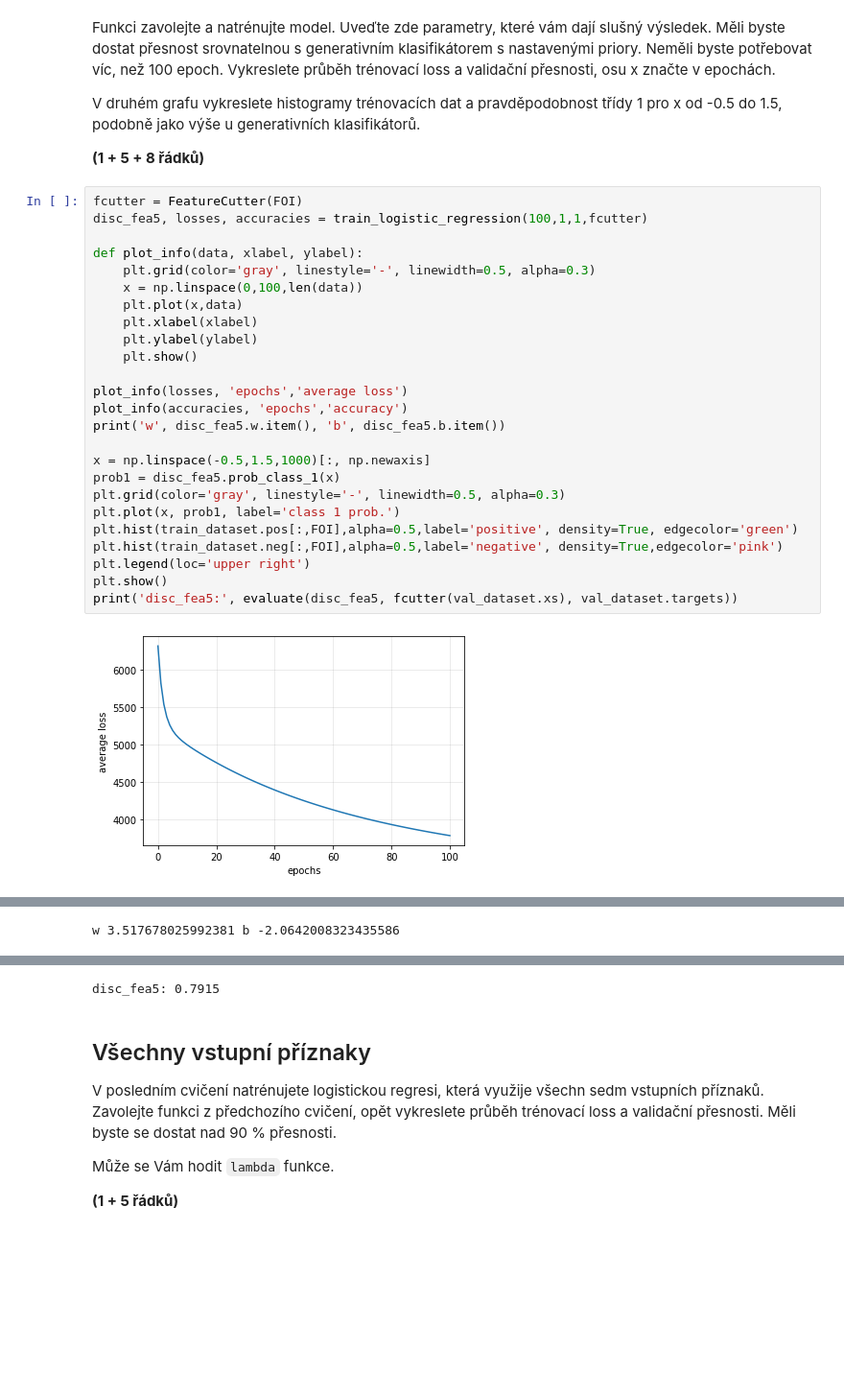
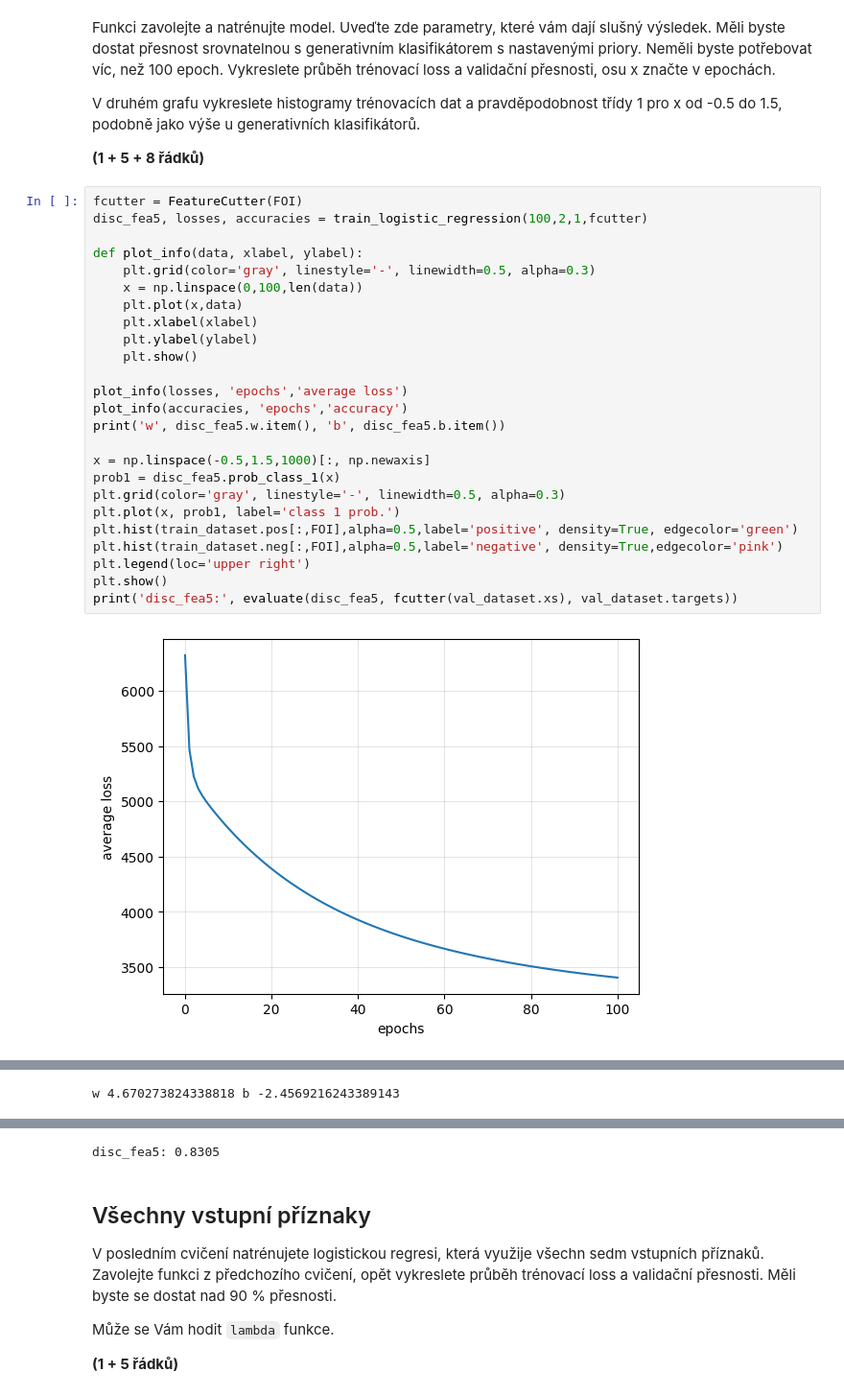
Before and after one commit to dnosko/SUI, a Jupyter notebook: proj2/zadani.ipynb, the cells around one changed output, grey strips where cells are left out. Shown: that part at 96% size. Saved outputs shown, nothing was run; the diff lists cells and outputs as text; blank space fills up the shorter version.

```diff
--- a/proj2/zadani.ipynb
+++ b/proj2/zadani.ipynb
@@ -296,28 +299,28 @@ V druhém grafu vykreslete histogramy trénovacích dat a pravděpodobnost tří
 **(1 + 5 + 8 řádků)**
 # %%
 fcutter = FeatureCutter(FOI)
-disc_fea5, losses, accuracies = train_logistic_regression(100,1,1,fcutter)
+disc_fea5, losses, accuracies = train_logistic_regression(100,2,1,fcutter)
 
 def plot_info(data, xlabel, ylabel):
     plt.grid(color='gray', linestyle='-', linewidth=0.5, alpha=0.3)
     x = np.linspace(0,100,len(data))
     plt.plot(x,data)
     plt.xlabel(xlabel)
     plt.ylabel(ylabel)
     plt.show()
 
 plot_info(losses, 'epochs','average loss')
 plot_info(accuracies, 'epochs','accuracy')
 print('w', disc_fea5.w.item(), 'b', disc_fea5.b.item())
 
 x = np.linspace(-0.5,1.5,1000)[:, np.newaxis]
 prob1 = disc_fea5.prob_class_1(x)
 plt.grid(color='gray', linestyle='-', linewidth=0.5, alpha=0.3)
 plt.plot(x, prob1, label='class 1 prob.')
 plt.hist(train_dataset.pos[:,FOI],alpha=0.5,label='positive', density=True, edgecolor='green')
 plt.hist(train_dataset.neg[:,FOI],alpha=0.5,label='negative', density=True,edgecolor='pink')
 plt.legend(loc='upper right')
 plt.show()
 print('disc_fea5:', evaluate(disc_fea5, fcutter(val_dataset.xs), val_dataset.targets))
 # %% [output]
-[figure, old version]
+[figure, new version]
@@ -325 +328 @@ print('disc_fea5:', evaluate(disc_fea5, fcutter(val_dataset.xs), val_dataset.tar
-w 3.517678025992381 b -2.0642008323435586
+w 4.670273824338818 b -2.4569216243389143
@@ -327,4 +330,4 @@ w 3.517678025992381 b -2.0642008323435586
-disc_fea5: 0.7915
+disc_fea5: 0.8305
 # %% [markdown]
 ## Všechny vstupní příznaky
 V posledním cvičení natrénujete logistickou regresi, která využije všechn sedm vstupních příznaků.
```
Also changed, not shown: parts of 7 cells of this notebook, 1 other file.
